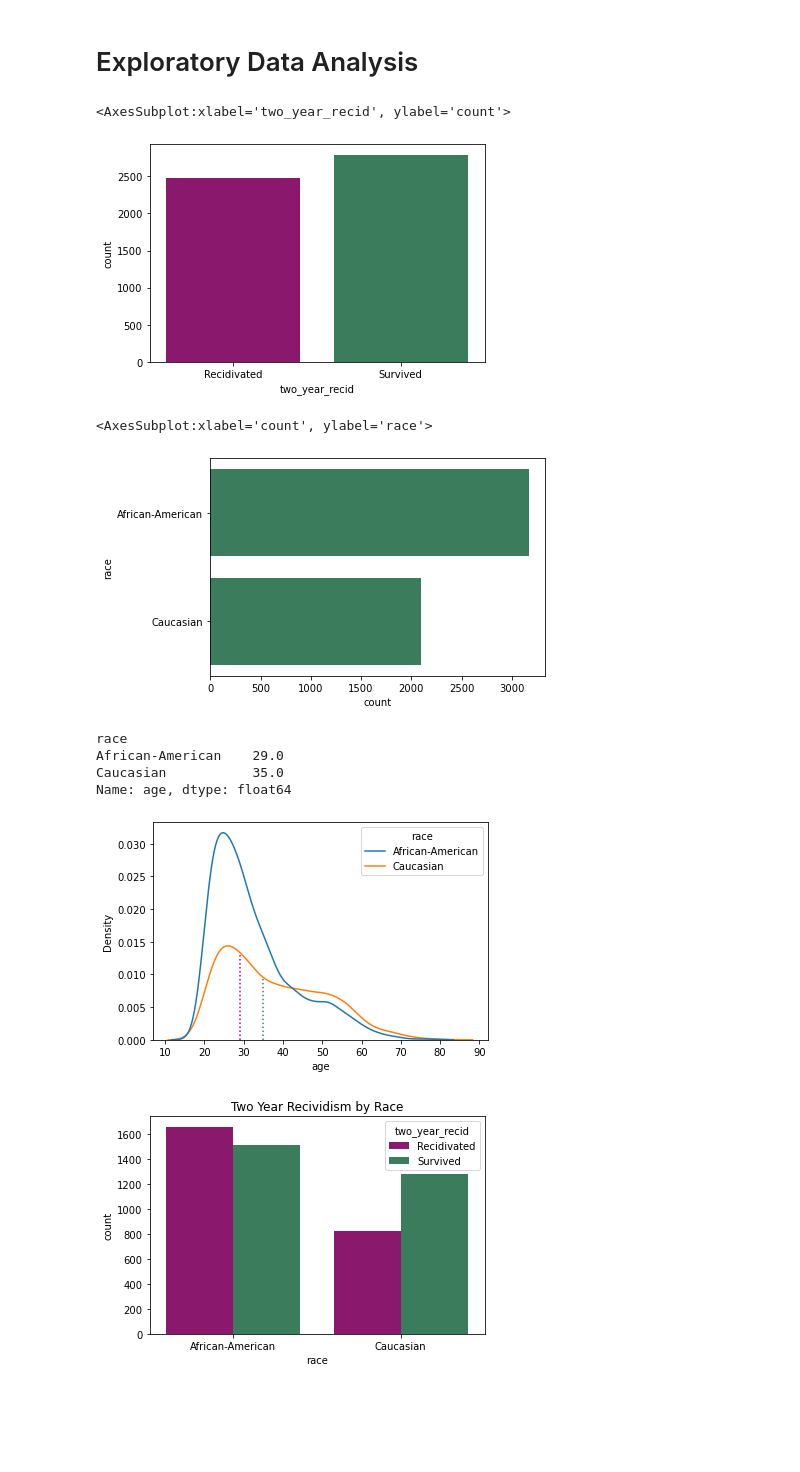
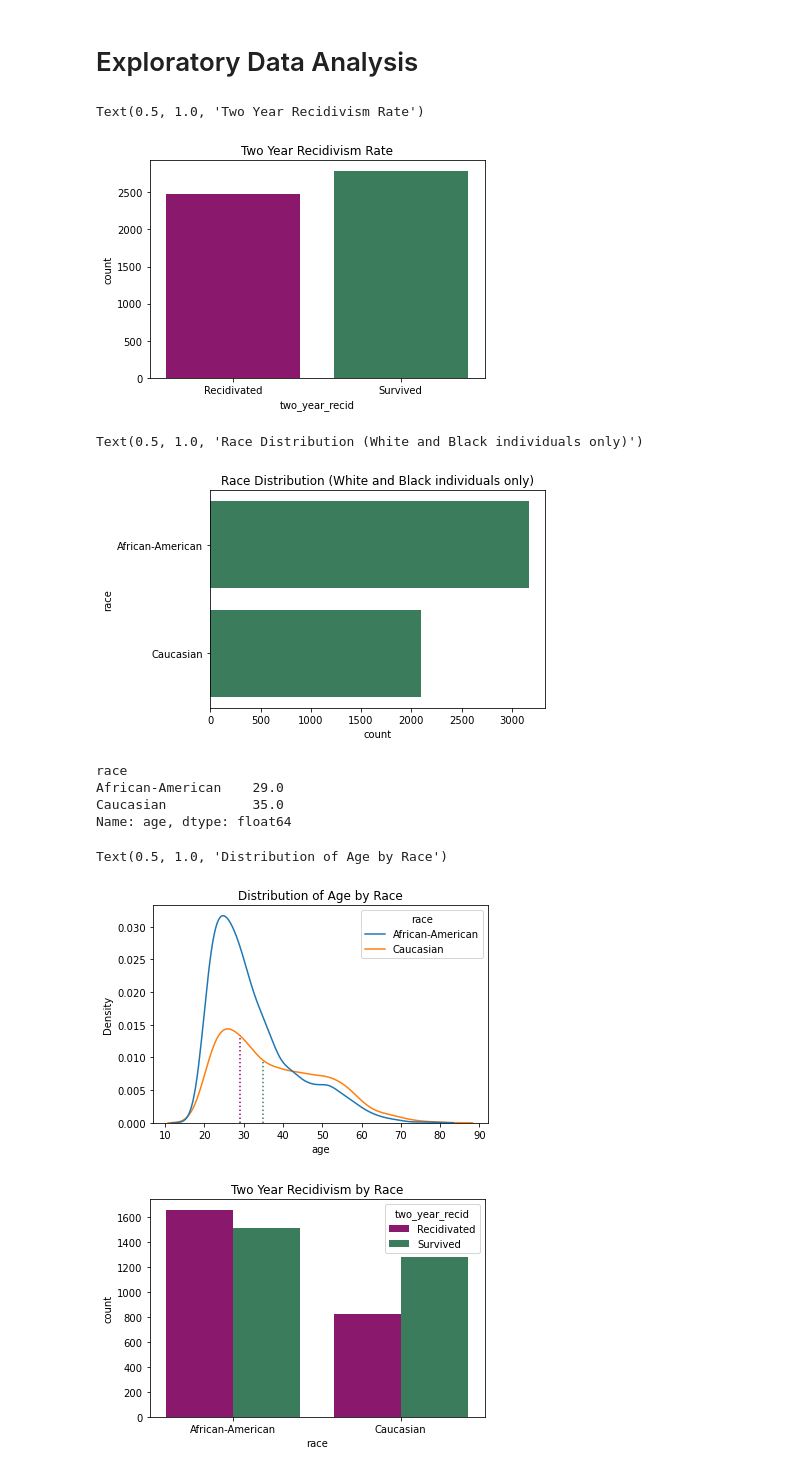
Before and after one commit to enesmith/womenatthetable, a Jupyter notebook: COMPAS Race Analysis.ipynb, the cells around one changed output. Cells and saved outputs as stored; diff of their text form; code cells hidden in the pictures; blank space fills up the shorter version.

Commit message:
adding plot titles

```diff
--- a/COMPAS Race Analysis.ipynb
+++ b/COMPAS Race Analysis.ipynb
@@ -259,15 +259,17 @@ workshop_palette = [purple, green]
 # %%
 # barplot of recividism
 sns.countplot(x='two_year_recid', data=df_viz, palette=workshop_palette)
+plt.title('Two Year Recidivism Rate')
 # %% [output]
-<AxesSubplot:xlabel='two_year_recid', ylabel='count'>
+Text(0.5, 1.0, 'Two Year Recidivism Rate')
-[figure, old version]
+[figure, new version]
 # %%
 # barplot of race
 sns.countplot(y="race", data=df_viz, palette=["#30875c"])
+plt.title('Race Distribution (White and Black individuals only)')
 # %% [output]
-<AxesSubplot:xlabel='count', ylabel='race'>
+Text(0.5, 1.0, 'Race Distribution (White and Black individuals only)')
-[figure, old version]
+[figure, new version]
 # %%
 # age distribution by race
 ax = sns.kdeplot(x="age", hue="race", data=df_viz);
@@ -284,12 +286,15 @@ ax.vlines(mean_m, 0, height_m, color=green, ls=':')
 
 
 print(df_viz.groupby('race').age.median())
+
+plt.title('Distribution of Age by Race')
 # %% [output]
 race
 African-American    29.0
 Caucasian           35.0
 Name: age, dtype: float64
+Text(0.5, 1.0, 'Distribution of Age by Race')
-[figure, old version]
+[figure, new version]
 # %%
 # recividism by race
 by_sex = sns.countplot(x="race", hue="two_year_recid", data=df_viz, palette=workshop_palette)
```
Also changed, not shown: parts of 2 cells of this notebook.
